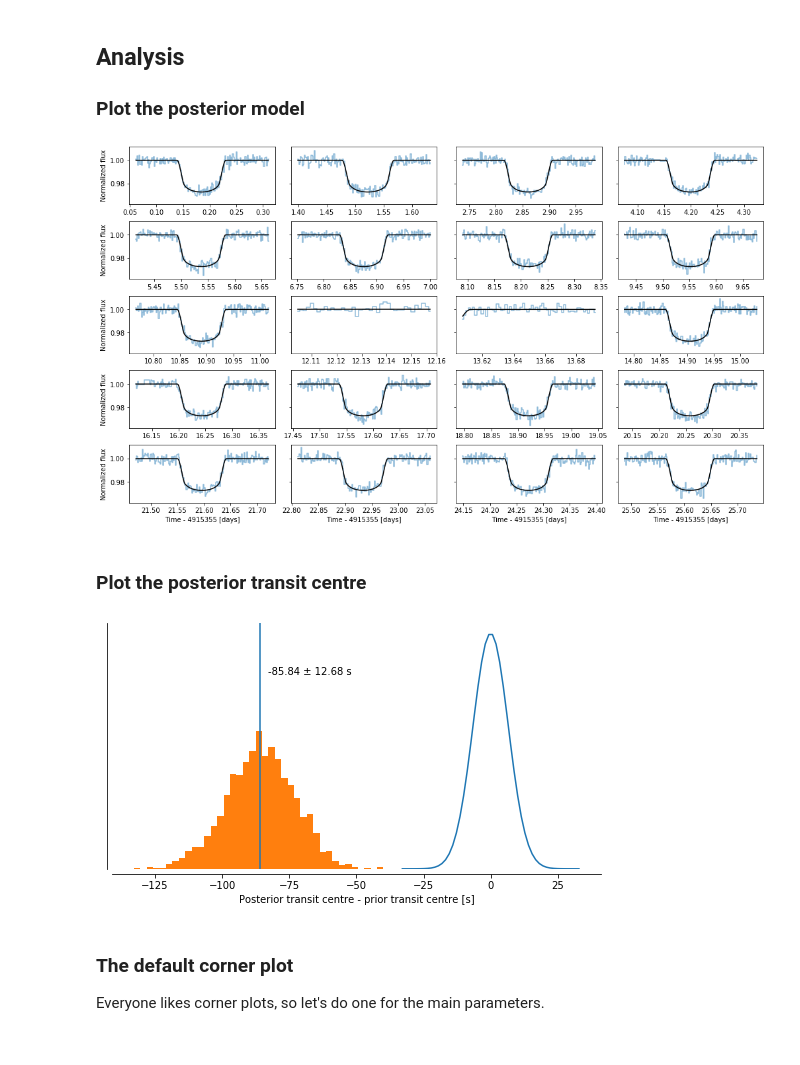
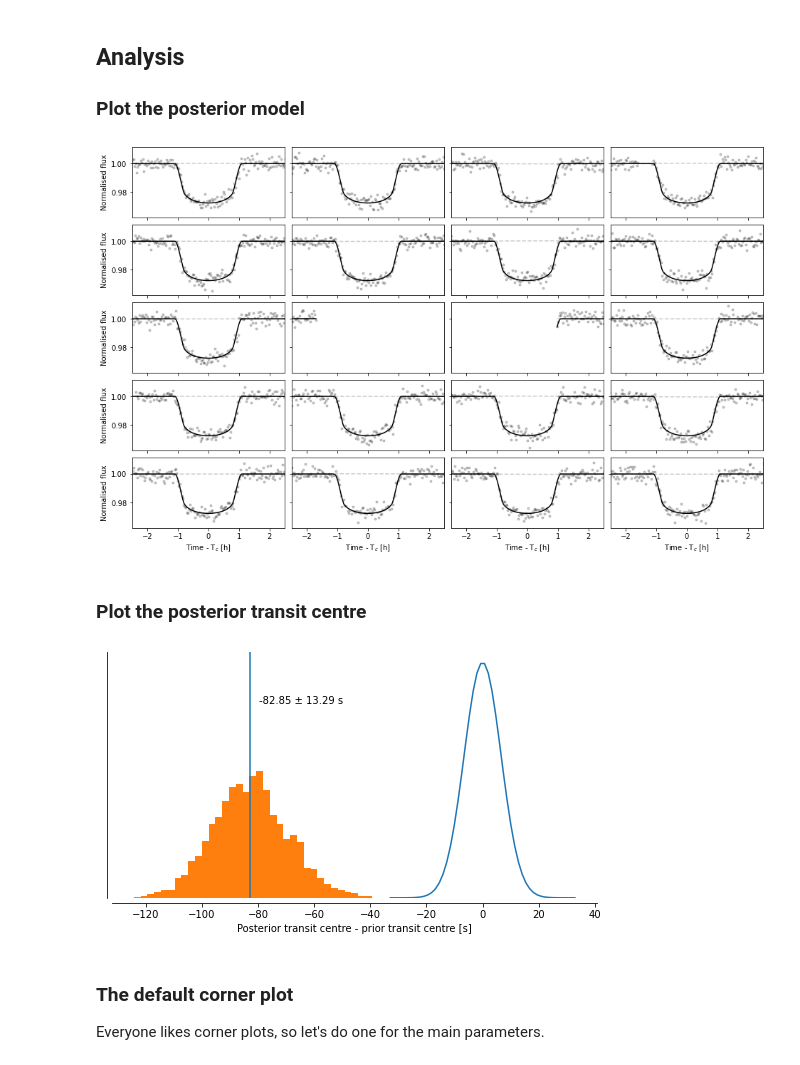
Before and after one commit to hpparvi/PyTransit, a Jupyter notebook: notebooks/tess_examples/WASP-4b.ipynb, the cells around one changed output. Drawn from its saved outputs; the diff is of its cells as text; code cells hidden in the pictures.

Commit message:
Fixed the WASP-4b TESS example.

```diff
--- a/notebooks/tess_examples/WASP-4b.ipynb
+++ b/notebooks/tess_examples/WASP-4b.ipynb
@@ -46,14 +46,16 @@ We first set a wide normal prior on the transit centre that corresponds to the c
 
 [Bouma et al. (2019)](http://adsabs.harvard.edu/abs/2019AJ....157..217B) fitted each transit separately with the flux baseline modelled with a linear slope. We also use a linear slope for each transit (by setting `nlegendre = 1`. I also did check whether adding more complexity would make any difference to the analysis, but it didn't really change the outcome.), but model the transits jointly. This is slightly slower than their approach (because of the larger number of free parameters), but generally more robust. Fitting each transit separately takes some seconds per transit, while the joint analysis takes some minutes.
 # %%
-lpf = TESSLPF('WASP-4b', dfile, zero_epoch=zero_epoch.n, period=period.n, nsamples=2, bldur=0.25)
+lpf = TESSLPF('WASP-4b', 'data', tic=402026209, zero_epoch=zero_epoch.n, period=period.n, nsamples=2, bldur=0.25)
 
-tn = int(round((lpf.times[0].mean() - lpf.zero_epoch) / period.n))
-tc = zero_epoch + tn*period
+ep = epoch(lpf.times[0].mean(), lpf.zero_epoch, lpf.period)
+tc = zero_epoch + ep*period
 
 lpf.set_prior('tc', 'NP', tc.n,     0.05)          # Wide normal prior on the transit center
 lpf.set_prior('p',  'NP', period.n, 1e4*period.s)  # Wide normal prior on the orbital period
-lpf.set_prior('gp_ln_in', 'UP', -2, 1)
+lpf.set_prior('rho', 'UP', 0.5, 2.0)               # Uniform prior on the stellar density
+lpf.set_prior('k2', 'UP', 0.0, 0.2**2)             # Uniform prior on the area ratio
+lpf.set_prior('gp_ln_in', 'UP', -2, 1)             # Uniform prior on the GP input scale
 # %% [markdown]
 ### Print the model parameters
 # %%
@@ -96,9 +98,9 @@ lpf.sample_mcmc(2500, thin=25, repeats=mcmc_repeats)
 ## Analysis
 ### Plot the posterior model
 # %%
-fig = lpf.plot_individual_transits(ncols=4)
+fig = lpf.plot_individual_transits(ncols=4, figsize=(13,8), xlim=(-2.5,2.5))
 # %% [output]
-[figure, old version]
+[figure, new version]
 # %% [markdown]
 ### Plot the posterior transit centre
 # %%
@@ -116,7 +118,7 @@ ax.annotate(f'{tc_diff_m:.2f} ± {tc_diff.std():.2f} s', (tc_diff_m, 0.05), ((tc
 setp(ax, xlabel='Posterior transit centre - prior transit centre [s]', yticks=[])
 sb.despine(fig, offset=5)
 # %% [output]
-[figure, old version]
+[figure, new version]
 # %% [markdown]
 ### The default corner plot
 
```
Also changed, not shown: parts of 8 cells of this notebook, 1 other file.
